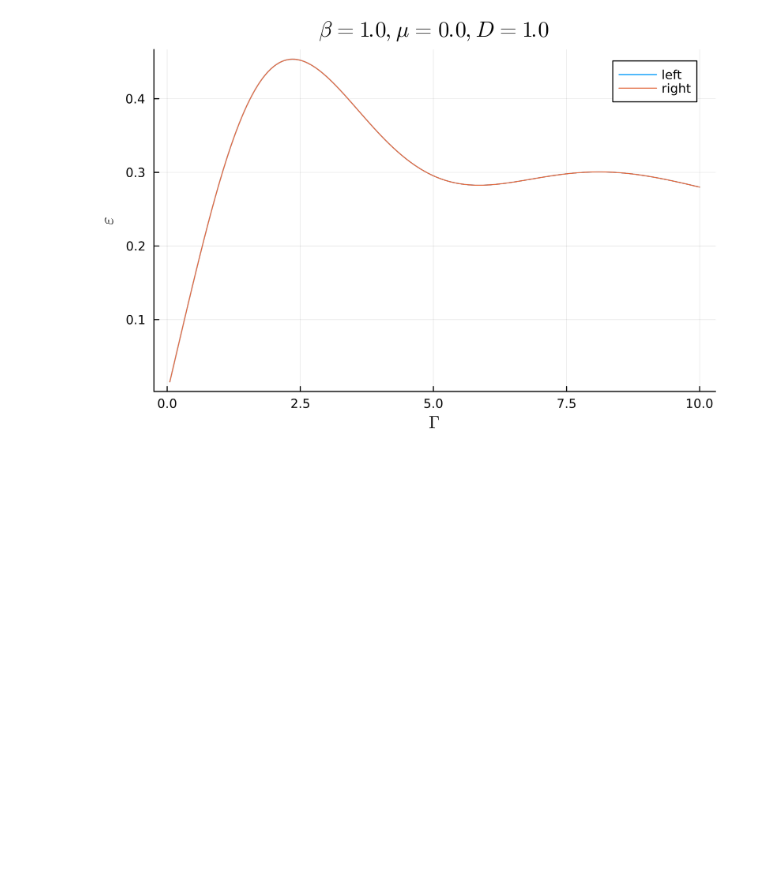
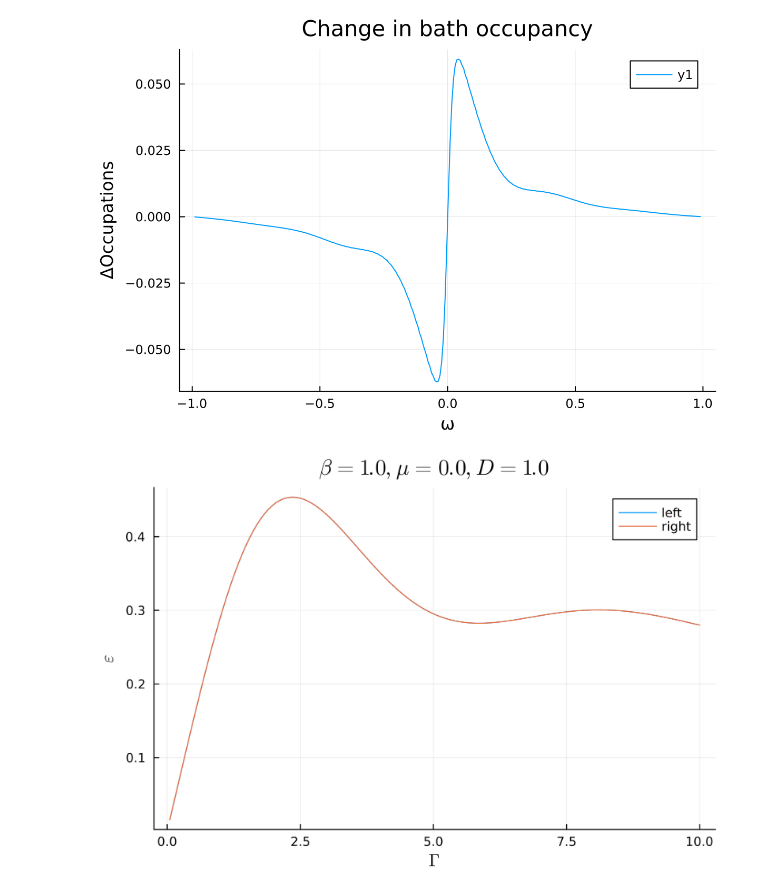
Before and after one commit to FTurci/AgeingManyBodyQuantumSys, a Jupyter notebook: 2ndTerm/ToyModel.ipynb, the cells around one changed output. Drawn from its saved outputs; the diff is of its cells as text; code cells hidden in the pictures; blank space fills up the shorter version.

```diff
--- a/2ndTerm/ToyModel.ipynb
+++ b/2ndTerm/ToyModel.ipynb
@@ -277,24 +277,31 @@ Cs = EvolveCorrs(C0, H, dt, N)
 # %%
 # Use a grid strictly inside [-D, D] to avoid floating point edge issues
 omegas = collect(range(-0.99, 0.99, length=300))
 
 # Calculate
 n_init = CalculateSpectra(Cs[1], E1, h1, E2, h2, omegas, J, beta, mu)
 n_final = CalculateSpectra(Cs[end], E1, h1, E2, h2, omegas, J, beta, mu)
 
+fermi(w) = 1.0/(1+exp(beta*(w-mu)))
 # Plot
 using Plots
-plot(omegas, n_init, label="t=0 (Normalized)", lw=2, color=:blue)
-plot!(omegas, [1.0/(1+exp(beta*(w-mu))) for w in omegas],
+p1 = plot(omegas, n_init, label="t=0 (Normalized)", lw=2, color=:blue, dpi=200)
+plot!(p1,omegas, [fermi(w) for w in omegas],
       label="Exact Fermi-Dirac", ls=:dash, color=:black, lw=2)
-plot!(omegas, n_final, label="t=final", lw=2, color=:red)
+plot!(p1,omegas, n_final, label="t=final", lw=2, color=:red)
 
-xlabel!("Frequency ω")
-ylabel!("Occupation Probability f(ω)")
-title!("Bath Occupations")
-ylims!(-0.1, 1.1) # Set limits to see the [0,1] bound
+xlabel!(p1,"Frequency ω")
+ylabel!(p1,"Occupation Probability f(ω)")
+title!(p1,"Bath Occupations")
+ylims!(p1,-0.1, 1.1) # Set limits to see the [0,1] bound
+
+occ_diff = n_final .- n_init
+p2 = plot(omegas, occ_diff, xlabel="ω", ylabel="ΔOccupations", title="Change in bath occupancy",dpi=200)
+display(p1)
+display(p2)
 # %% [output]
 [figure]
+[figure, added]
 # %%
 D = 1.0
 beta = 1.0
```
Also changed, not shown: parts of 2 cells of this notebook.
